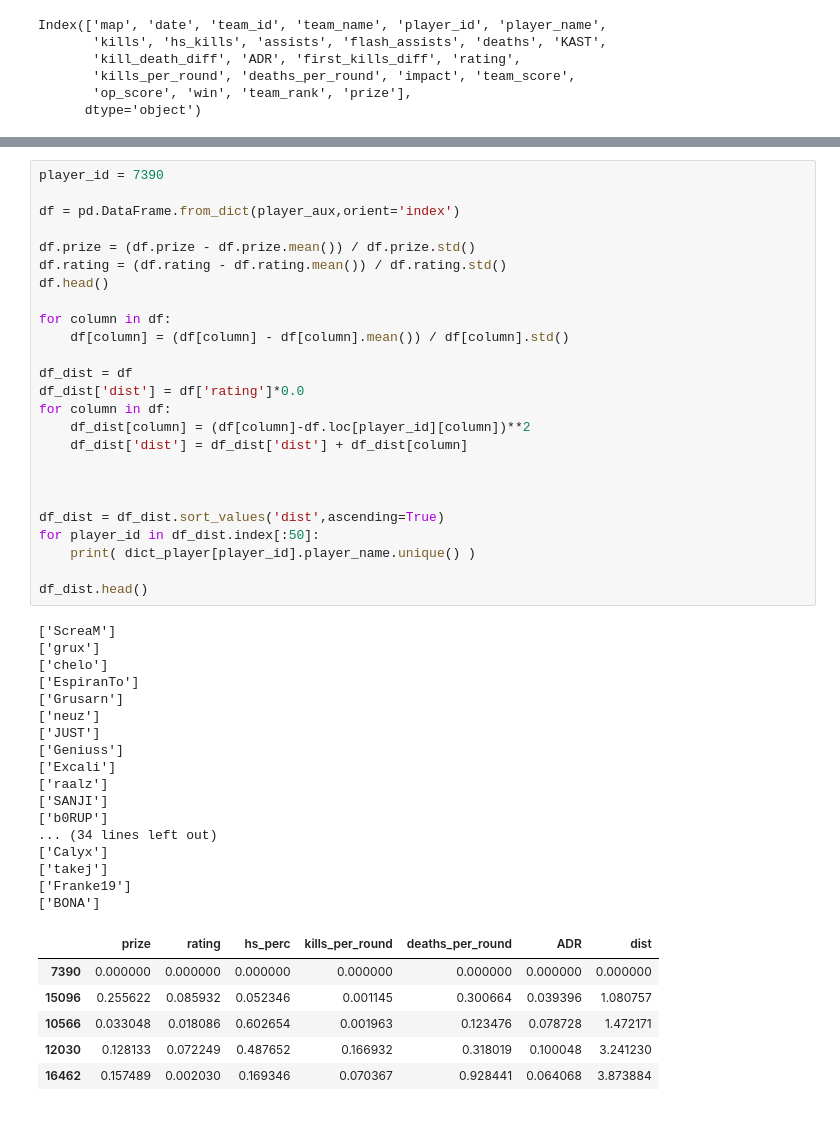
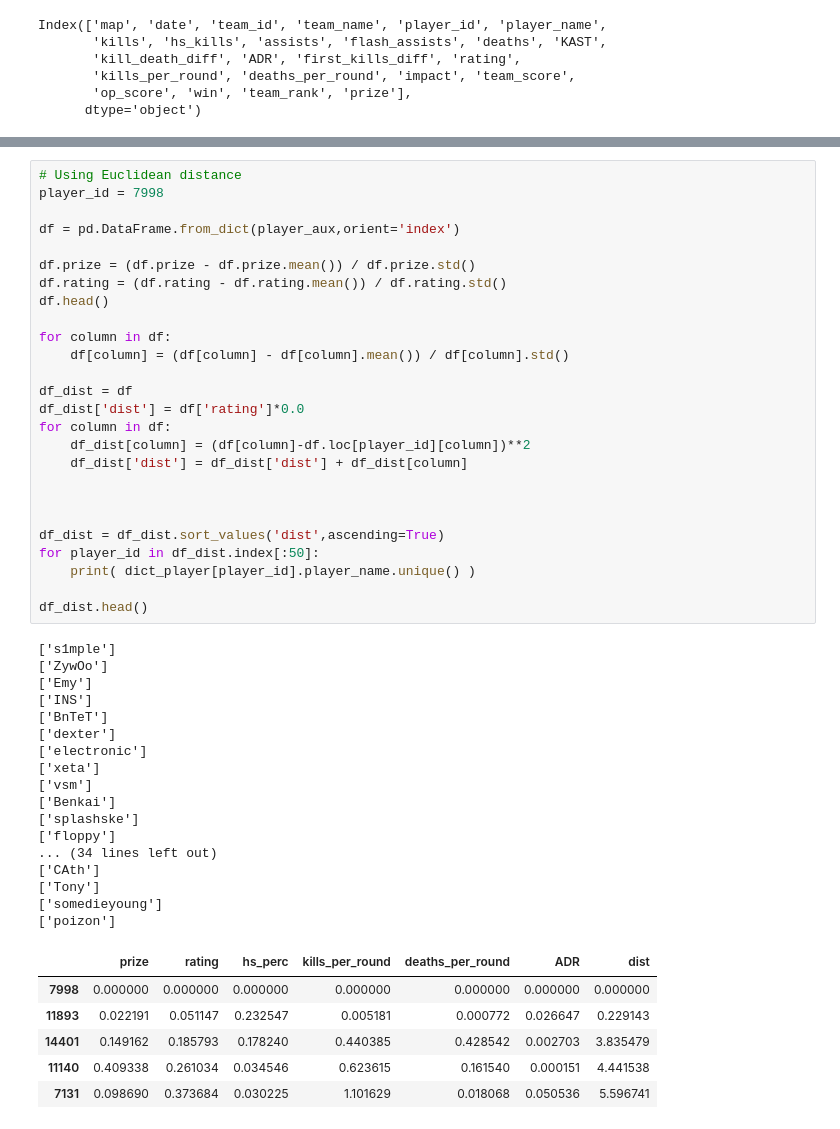
Before and after one commit to emmanuel-garza/insight-csgo, a Jupyter notebook: similarity_score.ipynb, the cells around one changed output, grey strips where cells are left out. Saved outputs shown, nothing was run; the diff lists cells and outputs as text.

```diff
--- a/similarity_score.ipynb
+++ b/similarity_score.ipynb
@@ -62,51 +54,52 @@ for player_id in dict_player:
 
         # print( df_aux['player_name'].unique() )
 # %%
-player_id = 7390
+# Using Euclidean distance
+player_id = 7998
 
 df = pd.DataFrame.from_dict(player_aux,orient='index')
 
 df.prize = (df.prize - df.prize.mean()) / df.prize.std()
 df.rating = (df.rating - df.rating.mean()) / df.rating.std()
 df.head()
 
 for column in df:
     df[column] = (df[column] - df[column].mean()) / df[column].std()
 
 df_dist = df
 df_dist['dist'] = df['rating']*0.0
 for column in df:
     df_dist[column] = (df[column]-df.loc[player_id][column])**2
     df_dist['dist'] = df_dist['dist'] + df_dist[column]
 
 
 
 df_dist = df_dist.sort_values('dist',ascending=True)
 for player_id in df_dist.index[:50]:
     print( dict_player[player_id].player_name.unique() )
 
 df_dist.head()
 # %% [output]
-['ScreaM']
-['grux']
-['chelo']
-['EspiranTo']
-['Grusarn']
-['neuz']
-['JUST']
-['Geniuss']
-['Excali']
-['raalz']
-['SANJI']
-['b0RUP']
+['s1mple']
+['ZywOo']
+['Emy']
+['INS']
+['BnTeT']
+['dexter']
+['electronic']
+['xeta']
+['vsm']
+['Benkai']
+['splashske']
+['floppy']
 ... (34 lines left out)
-['Calyx']
-['takej']
-['Franke19']
-['BONA']
+['CAth']
+['Tony']
+['somedieyoung']
+['poizon']
 |  | prize | rating | hs_perc | kills_per_round | deaths_per_round | ADR | dist |
-| 7390 | 0.000000 | 0.000000 | 0.000000 | 0.000000 | 0.000000 | 0.000000 | 0.000000 |
-| 15096 | 0.255622 | 0.085932 | 0.052346 | 0.001145 | 0.300664 | 0.039396 | 1.080757 |
-| 10566 | 0.033048 | 0.018086 | 0.602654 | 0.001963 | 0.123476 | 0.078728 | 1.472171 |
-| 12030 | 0.128133 | 0.072249 | 0.487652 | 0.166932 | 0.318019 | 0.100048 | 3.241230 |
-| 16462 | 0.157489 | 0.002030 | 0.169346 | 0.070367 | 0.928441 | 0.064068 | 3.873884 |
+| 7998 | 0.000000 | 0.000000 | 0.000000 | 0.000000 | 0.000000 | 0.000000 | 0.000000 |
+| 11893 | 0.022191 | 0.051147 | 0.232547 | 0.005181 | 0.000772 | 0.026647 | 0.229143 |
+| 14401 | 0.149162 | 0.185793 | 0.178240 | 0.440385 | 0.428542 | 0.002703 | 3.835479 |
+| 11140 | 0.409338 | 0.261034 | 0.034546 | 0.623615 | 0.161540 | 0.000151 | 4.441538 |
+| 7131 | 0.098690 | 0.373684 | 0.030225 | 1.101629 | 0.018068 | 0.050536 | 5.596741 |
```
Also changed, not shown: parts of 9 cells of this notebook, 7 other files.
